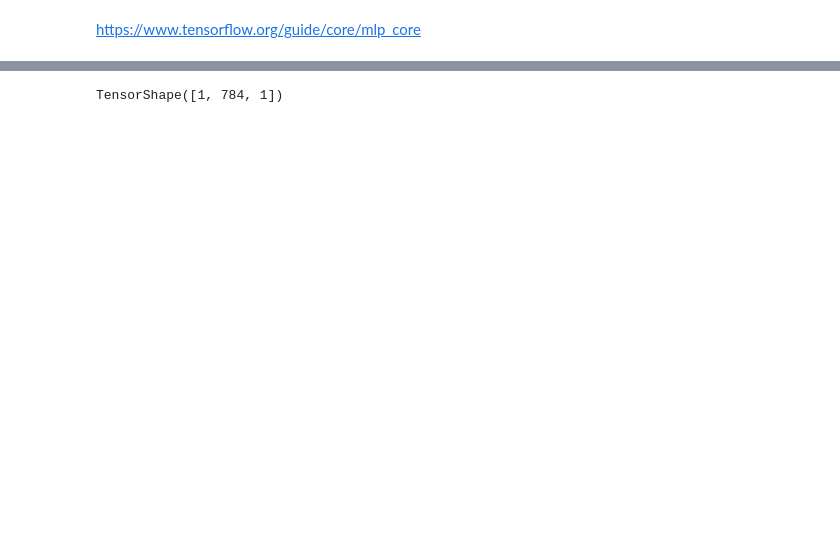
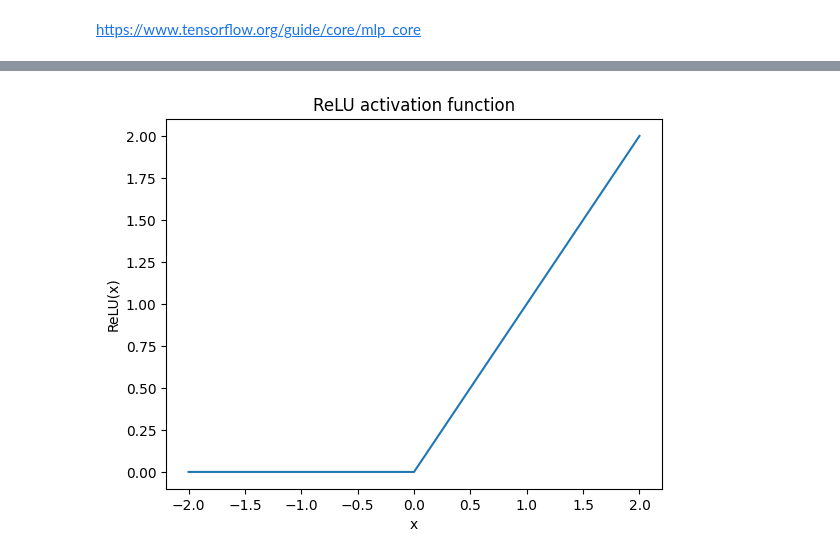
Before and after one commit to Dann38/neural_networks_course, a Jupyter notebook: lesson/lessonXX-tf/Untitled.ipynb, the cells around one changed output, grey strips where cells are left out. Cells and saved outputs as stored; diff of their text form; code cells hidden in the pictures; blank space fills up the shorter version.

```diff
--- a/lesson/lessonXX-tf/Untitled.ipynb
+++ b/lesson/lessonXX-tf/Untitled.ipynb
@@ -78,5 +58,10 @@ w0 = tf.Variable(tf.random.normal([1, 784, 1],mean=0, stddev=0.001))
 # %%
-w0.shape
+x = tf.linspace(-2, 2, 201)
+x = tf.cast(x, tf.float32)
+plt.plot(x, tf.nn.relu(x));
+plt.xlabel('x')
+plt.ylabel('ReLU(x)')
+plt.title('ReLU activation function');
 # %% [output]
-TensorShape([1, 784, 1])
+[figure, added]
 # %%
```
Also changed, not shown: parts of 19 cells of this notebook, 3 other files.
